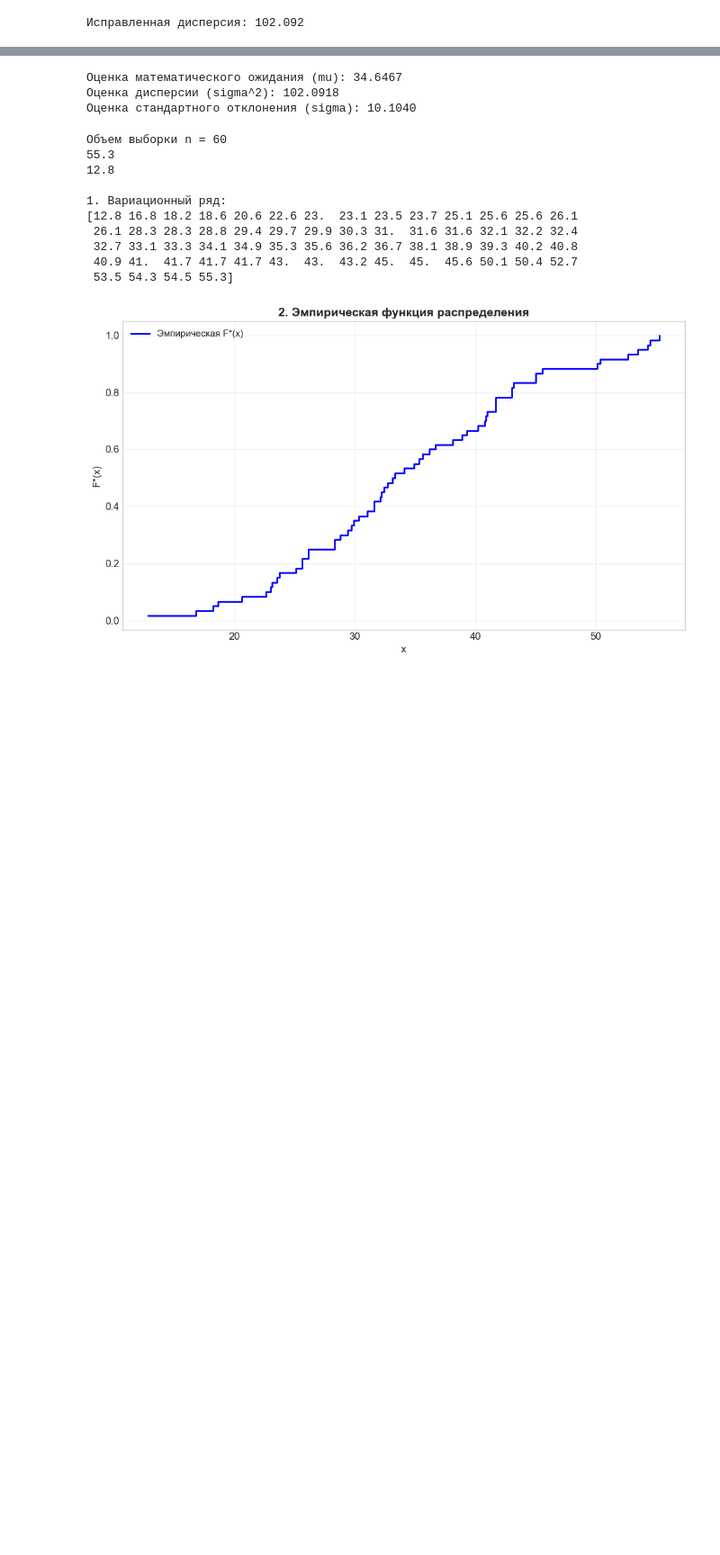
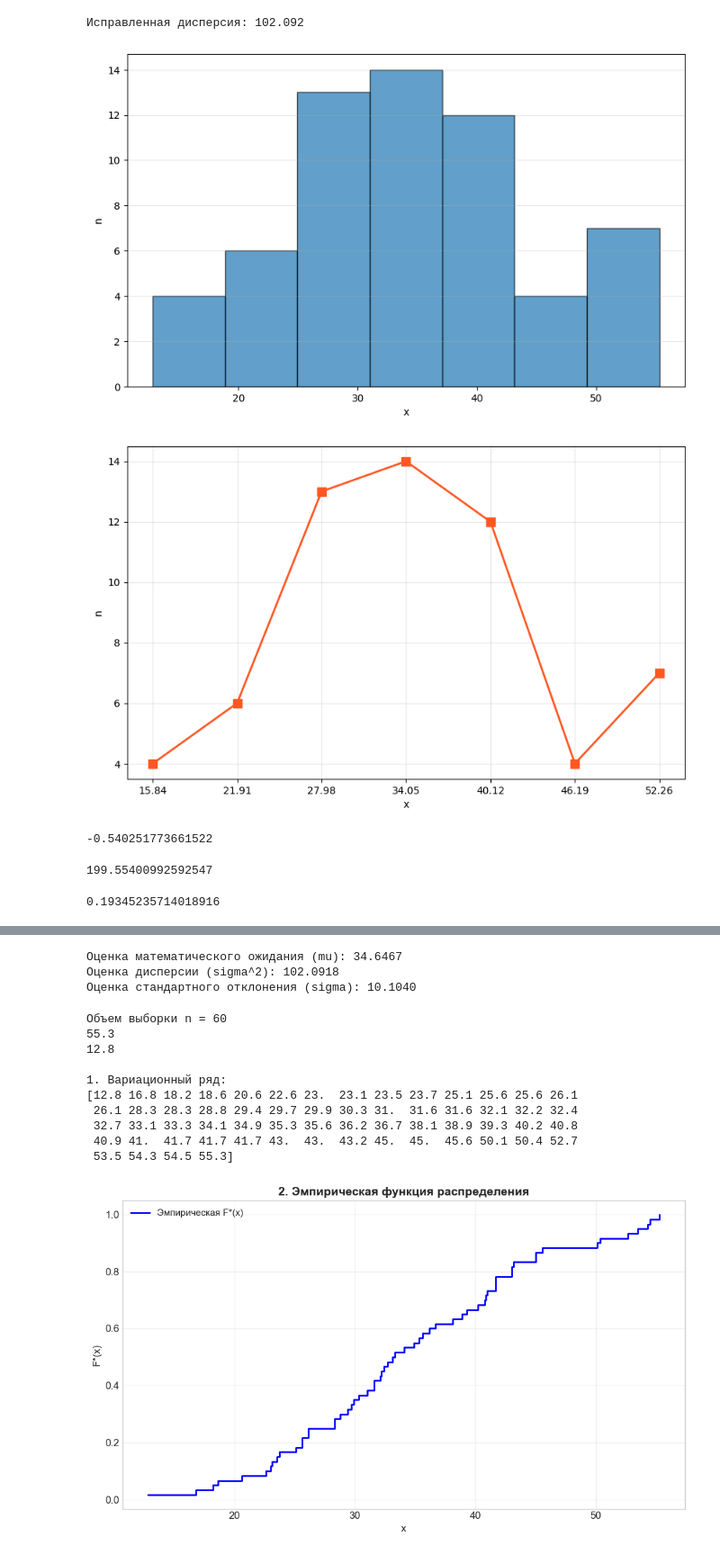
Before and after one commit to TheSlavchik/Unik, a Jupyter notebook: OPT/Calculations/ms.ipynb, the cells around one changed output, grey strips where cells are left out. Shown at 90% size. Saved outputs shown, nothing was run; the diff lists cells and outputs as text; code cells hidden in the pictures; blank space fills up the shorter version.

```diff
--- a/OPT/Calculations/ms.ipynb
+++ b/OPT/Calculations/ms.ipynb
@@ -26,3 +26,48 @@ result = get_variance(data)
 print(f"Исправленная дисперсия: {result:.3f}")
 # %% [output]
 Исправленная дисперсия: 102.092
+# %%
+import matplotlib.pyplot as plt
+import numpy as np
+
+# Исходные данные
+data = [
+    41.7, 36.7, 45.6, 31.0, 38.9, 28.3, 23.7, 54.5, 31.6, 26.1,
+    50.4, 45.0, 53.5, 50.1, 29.7, 40.9, 32.4, 45.0, 35.6, 25.6,
+    55.3, 33.1, 25.6, 40.2, 32.2, 43.2, 25.1, 29.9, 52.7, 18.6,
+    35.3, 38.1, 29.4, 32.1, 43.0, 23.0, 34.1, 28.8, 31.6, 40.8,
+    32.7, 43.0, 41.7, 41.7, 28.3, 23.1, 18.2, 23.5, 30.3, 36.2,
+    34.9, 41.0, 54.3, 33.3, 39.3, 12.8, 20.6, 22.6, 26.1, 16.8
+]
+
+# Расчеты
+n = len(data)
+num_bins = 7
+counts, bin_edges = np.histogram(data, bins=num_bins)
+bin_centers = (bin_edges[:-1] + bin_edges[1:]) / 2
+
+# --- КАРТИНКА 1: ГИСТОГРАММА ---
+plt.figure(1, figsize=(10, 6))
+plt.hist(data, bins=num_bins, edgecolor='black', alpha=0.7)
+plt.xlabel('x')
+plt.ylabel('n')
+plt.grid(axis='y', alpha=0.3)
+
+# Сохранение (опционально)
+plt.savefig('histogram.png')
+plt.show()
+
+# --- КАРТИНКА 2: ПОЛИГОН ЧАСТОТ ---
+plt.figure(2, figsize=(10, 6))
+plt.plot(bin_centers, counts, marker='s', markersize=8, color='#FF5722', linewidth=2)
+plt.xlabel('x')
+plt.ylabel('n')
+plt.grid(True, alpha=0.3)
+plt.xticks(bin_centers)
+
+# Сохранение (опционально)
+plt.savefig('polygon.png')
+plt.show()
+# %% [output]
+[figure, added]
+[figure, added]
@@ -28,0 +78,16 @@ print(f"Исправленная дисперсия: {result:.3f}")
+# %%
+(kek/result**2)-3
+# %% [output]
+-0.540251773661522
+# %%
+mean = sum(data) / len(data)
+kek = sum((x - mean)**3 for x in data)
+kek = (kek)/60
+kek
+# %% [output]
+199.55400992592547
+# %%
+import math
+kek/(math.sqrt(result))**3
+# %% [output]
+0.19345235714018916
```
Also changed, not shown: parts of 3 cells of this notebook, 5 other files.
